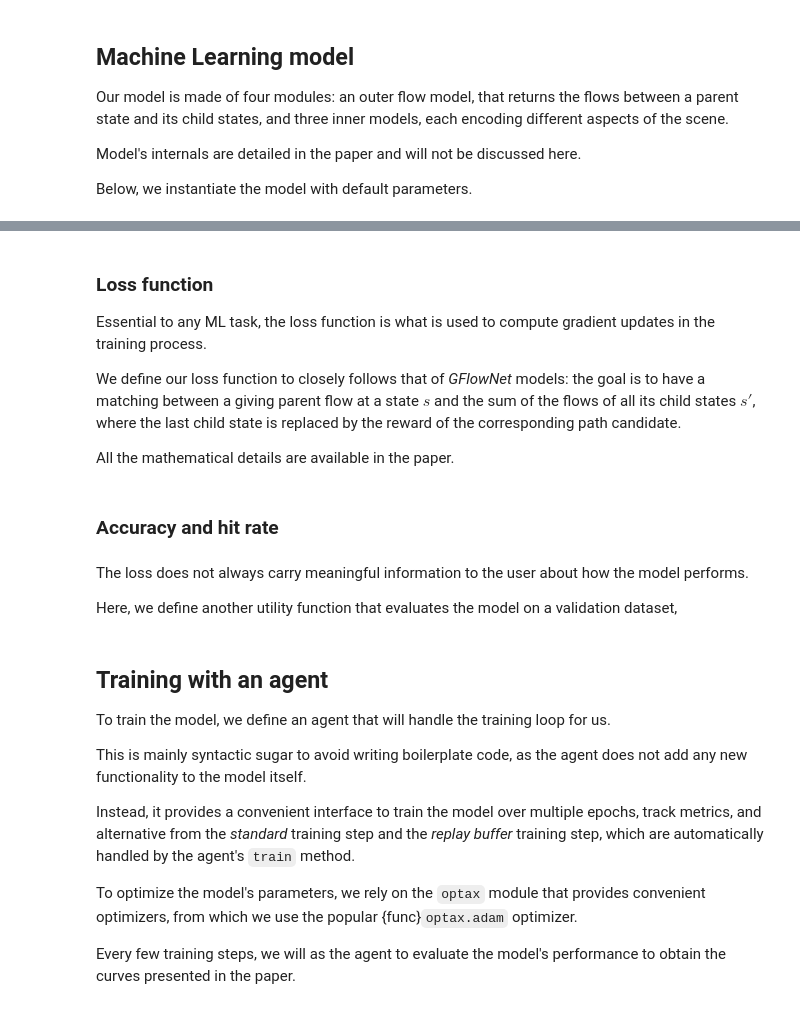
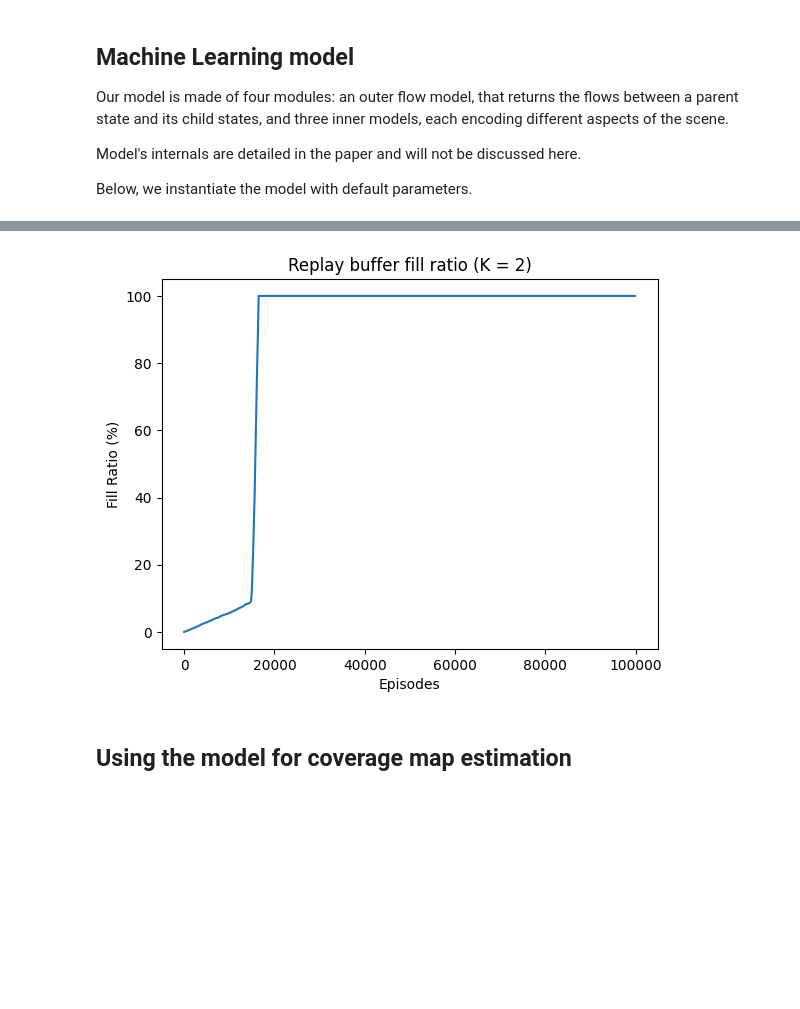
Before and after one commit to jeertmans/DiffeRT, a Jupyter notebook: docs/source/notebooks/sampling_paths.ipynb, the cells around one changed output, grey strips where cells are left out. Saved outputs shown, nothing was run; the diff lists cells and outputs as text; code cells hidden in the pictures; blank space fills up the shorter version.

```diff
--- a/docs/source/notebooks/sampling_paths.ipynb
+++ b/docs/source/notebooks/sampling_paths.ipynb
@@ -415,32 +517,12 @@ NameError: name 'agent' is not defined
+# %%
+if len(fill_rates) > 0:
+    plt.figure()
+    plt.title(f"Replay buffer fill ratio (K = {order})")
+    plt.plot(episodes, fill_rates, label="Fill Ratio")
+    plt.xlabel("Episodes")
+    plt.ylabel("Fill Ratio (%)")
+    plt.show()
+# %% [output]
+[figure, added]
 # %% [markdown]
-### Loss function
-
-Essential to any ML task, the loss function is what is used to compute gradient updates in the training process.
-
-We define our loss function to closely follows that of *GFlowNet* models: the goal
-is to have a matching between a giving parent flow at a state $s$ and the sum of the flows of all
-its child states $s'$, where the last child state is replaced by the reward of the corresponding path candidate.
-
-All the mathematical details are available in the paper.
+## Using the model for coverage map estimation
-# %% [markdown]
-### Accuracy and hit rate
-# %% [markdown]
-The loss does not always carry meaningful information to the user about how the model performs.
-
-Here, we define another utility function that evaluates the model on a validation dataset,
-# %% [markdown]
-## Training with an agent
-
-To train the model, we define an agent that will handle the training loop for us.
-
-This is mainly syntactic sugar to avoid writing boilerplate code,
-as the agent does not add any new functionality to the model itself.
-
-Instead, it provides a convenient interface to train the model over multiple epochs,
-track metrics, and alternative from the *standard* training step and the *replay buffer* training step, which are automatically handled by the agent's `train` method.
-
-To optimize the model's parameters, we rely on the `optax` module that provides
-convenient optimizers, from which we use the popular {func}`optax.adam` optimizer.
-
-Every few training steps, we will as the agent to evaluate the model's performance
-to obtain the curves presented in the paper.
```
Also changed, not shown: parts of 23 cells of this notebook, 1 other file.
